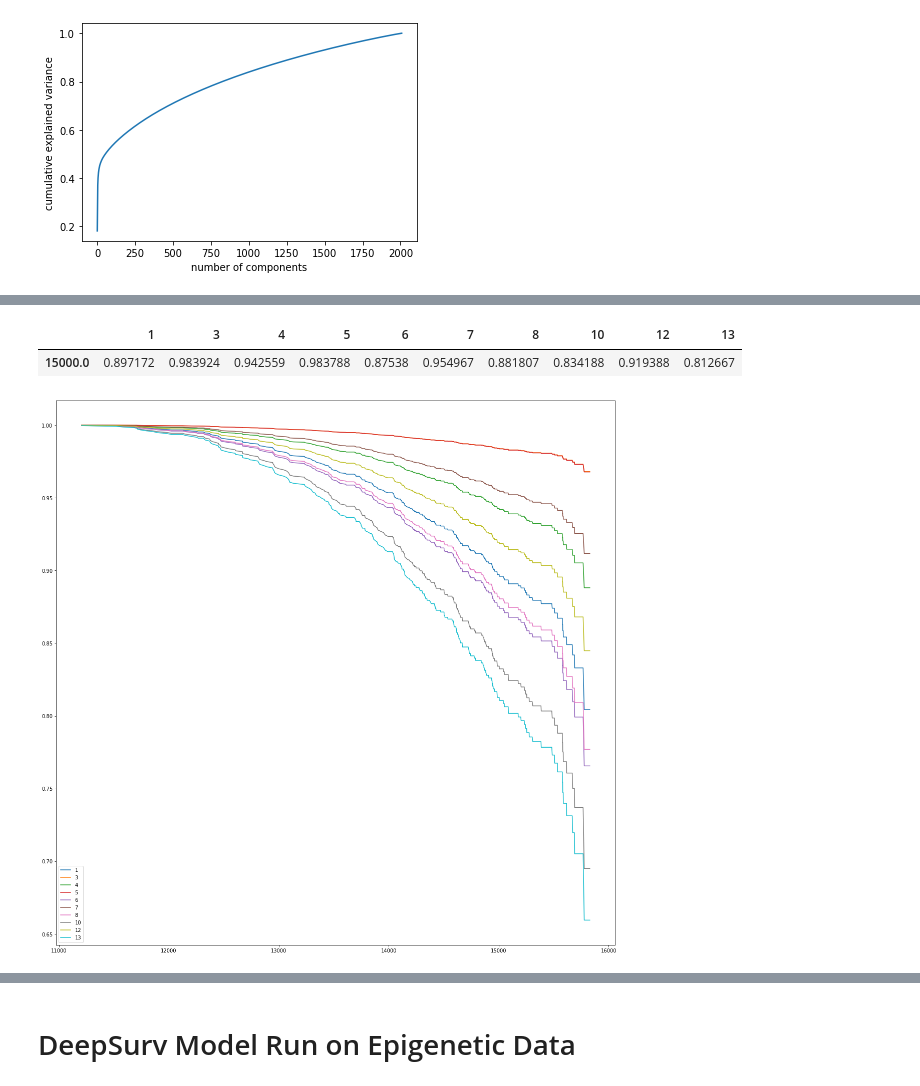
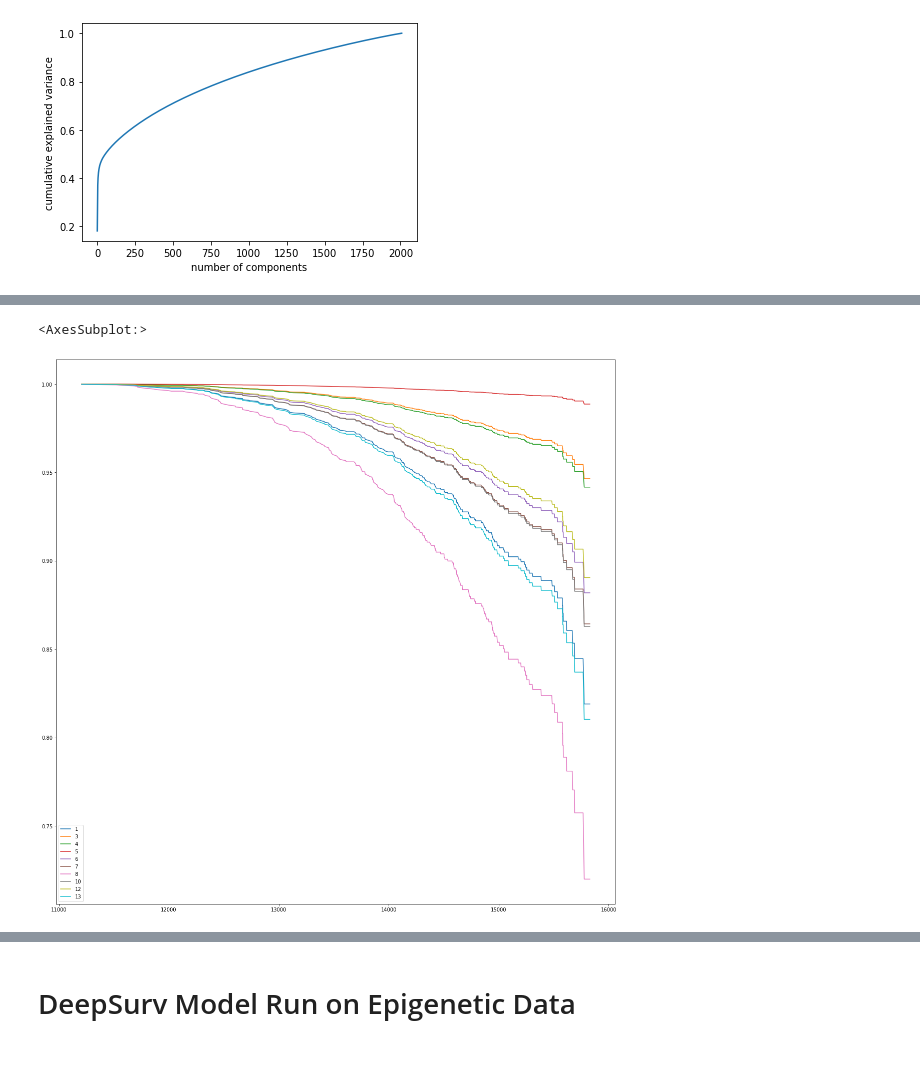
Before and after one commit to vsocrates/deeplearning_cpsc663, a Jupyter notebook: final/CoxRegressionSilverStandard.ipynb, the cells around one changed output, grey strips where cells are left out. Cells and saved outputs as stored; diff of their text form; code cells hidden in the pictures; blank space fills up the shorter version.

```diff
--- a/final/CoxRegressionSilverStandard.ipynb
+++ b/final/CoxRegressionSilverStandard.ipynb
@@ -85,7 +85,7 @@ plt.ylabel('cumulative explained variance');
 [figure]
 # %%
 # run PCA on methylation data since we can't actually run Cox Regression on the whole input
-pca = PCA(n_components=500)
+pca = PCA(n_components=750)
 dna_transformed = pca.fit_transform(dna)
 # %%
 np.sum(pca.explained_variance_ratio_)
@@ -168,17 +168,16 @@ cph.print_summary()
 # %%
 # First train some fitters and plot them
 fig = plt.figure(figsize=(20,20))
 ax = plt.subplot(111)
 
 # These calls below are equivalent
 # add_at_risk_counts(cph)
 # cph.plot_survival_function(cox_input)
 cph.predict_survival_function(cox_input[cox_input["Dead"] == 0].iloc[:10]).rename(columns={0:'CoxPHFitter'}).plot(ax=ax)
-# cph.predict_survival_function(cox_input[cox_input["Dead"] == 0].iloc[:10], times=[15000])
+cph.predict_survival_function(cox_input[cox_input["Dead"] == 0].iloc[:10], times=[15000])
 # %% [output]
-|  | 1 | 3 | 4 | 5 | 6 | 7 | 8 | 10 | 12 | 13 |
-| 15000.0 | 0.897172 | 0.983924 | 0.942559 | 0.983788 | 0.87538 | 0.954967 | 0.881807 | 0.834188 | 0.919388 | 0.812667 |
+<AxesSubplot:>
-[figure, old version]
+[figure, new version]
 # %%
 # cph.print_summary()  # access the individual results using cph.summary
 # with pd.option_context('display.max_rows', None, 'display.max_columns', None):  # more options can be specified also
```
Also changed, not shown: parts of 55 cells of this notebook, 4 other files.
